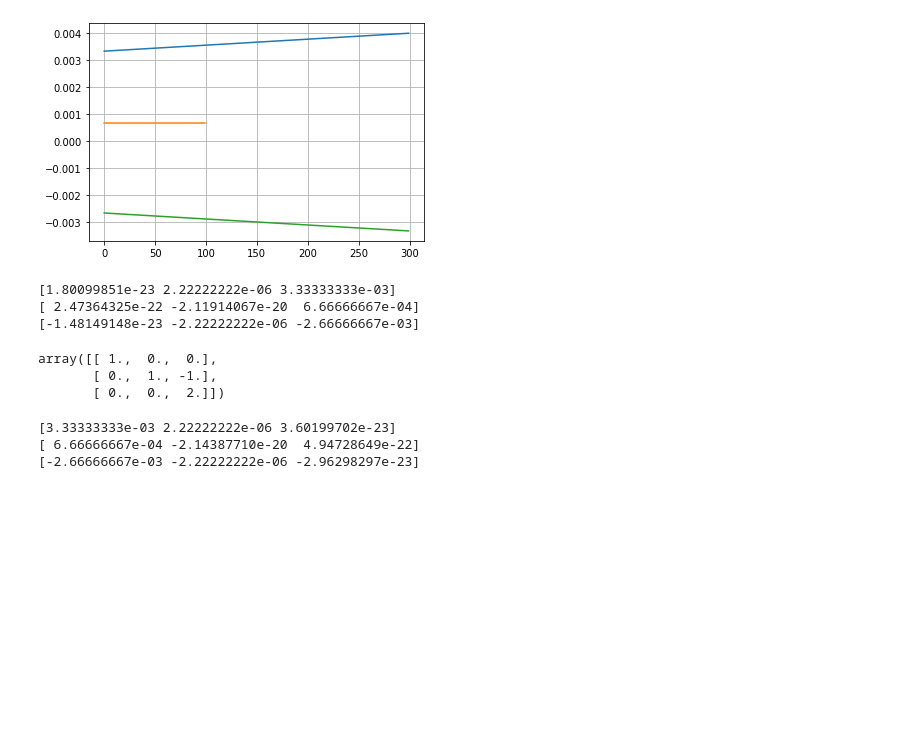
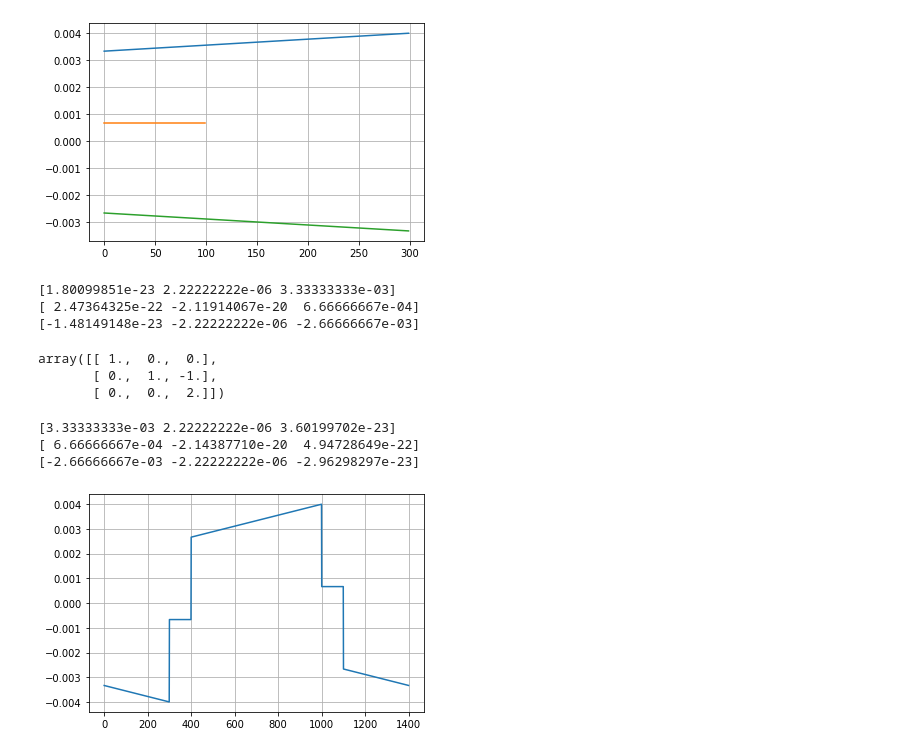
Before and after one commit to himal1/FPGAFilteringWithPython, a Jupyter notebook: CheckingRPPWithSimpleWaveform.ipynb, the cells around one changed output. Drawn from its saved outputs; the diff is of its cells as text; code cells hidden in the pictures; blank space fills up the shorter version.

```diff
--- a/CheckingRPPWithSimpleWaveform.ipynb
+++ b/CheckingRPPWithSimpleWaveform.ipynb
@@ -140,3 +140,28 @@ print(cp_dec)
 [3.33333333e-03 2.22222222e-06 3.60199702e-23]
 [ 6.66666667e-04 -2.14387710e-20  4.94728649e-22]
 [-2.66666667e-03 -2.22222222e-06 -2.96298297e-23]
+# %%
+def DT_Filter(risetime, flat_top, tau):
+    f1=np.zeros(4*risetime+2*flat_top)
+    for i in range(risetime):
+        f1[i]=-i-tau
+    for i in range(risetime,risetime+flat_top):
+        f1[i]=-risetime
+        #f1[i+risetime+flat_top]=-i-tau+risetime
+    for i in range(risetime+flat_top,3*risetime+flat_top):
+        f1[i]=i+tau-2*risetime-flat_top
+    for i in range(3*risetime+flat_top,3*risetime+2*flat_top):
+        f1[i]=risetime
+    for i in range(3*risetime+2*flat_top,4*risetime+2*flat_top):
+        f1[i]=-i-tau+4*risetime+2*flat_top
+
+    scale=1.0/(risetime*tau)
+    f1*=scale
+    return f1
+# %%
+A=DT_Filter(300,100,1500)
+# %%
+plt.plot(A)
+plt.grid()
+# %% [output]
+[figure, added]
```
Also changed, not shown: parts of 7 cells of this notebook, 3 other files.
